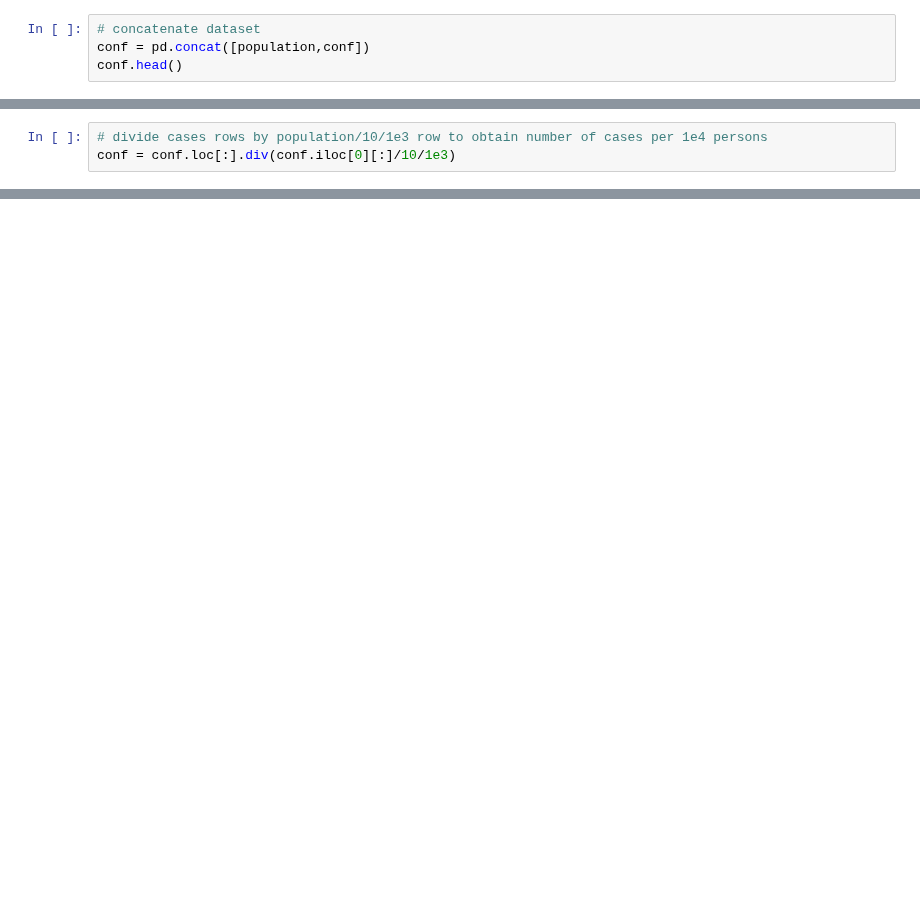
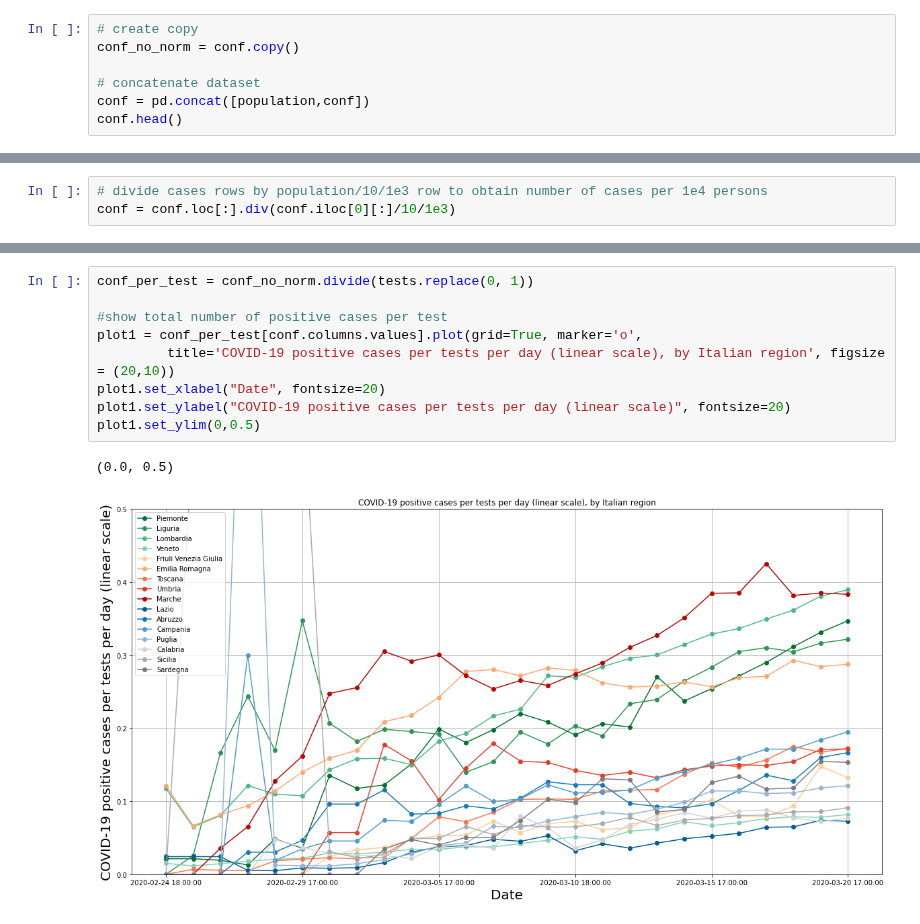
Before and after one commit to perrozzi/COVID-19, a Jupyter notebook: notebooks/COVID-19-italy.ipynb, the cells around one changed output, grey strips where cells are left out. Cells and saved outputs as stored; diff of their text form; blank space fills up the shorter version.

Commit message:
update with number of positive per tests

```diff
--- a/notebooks/COVID-19-italy.ipynb
+++ b/notebooks/COVID-19-italy.ipynb
@@ -174,6 +175,9 @@ population.head()
 | Territory | Piemonte | Liguria | Lombardia | Veneto | Friuli Venezia Giulia | Emilia Romagna | Toscana | Umbria | ... |
 | 0 | 4.39384e+06 | 1.60573e+06 | 9.80737e+06 | 4.95495e+06 | 1.23702e+06 | 4.44907e+06 | 3.76008e+06 | 917784 | ... |
 # %%
+# create copy
+conf_no_norm = conf.copy()
+
 # concatenate dataset
 conf = pd.concat([population,conf])
 conf.head()
@@ -229,3 +233,15 @@ Text(0, 0.5, 'Total number COVID-19 tests (linear scale)')
+# %%
+conf_per_test = conf_no_norm.divide(tests.replace(0, 1))
+
+#show total number of positive cases per test
+plot1 = conf_per_test[conf.columns.values].plot(grid=True, marker='o',
+         title='COVID-19 positive cases per tests per day (linear scale), by Italian region', figsize = (20,10))
+plot1.set_xlabel("Date", fontsize=20)
+plot1.set_ylabel("COVID-19 positive cases per tests per day (linear scale)", fontsize=20)
+plot1.set_ylim(0,0.5)
+# %% [output]
+(0.0, 0.5)
+[figure, added]
 # %%
 mortality_per_test = deaths.divide(tests.replace(0, 1))
 
```
Also changed, not shown: parts of 14 cells of this notebook, 1 other file.
